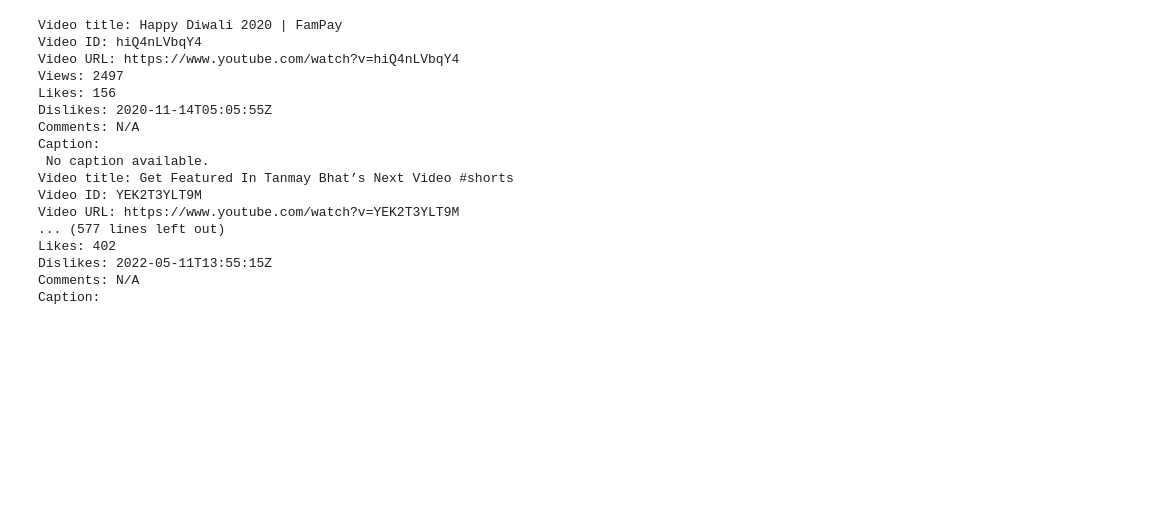
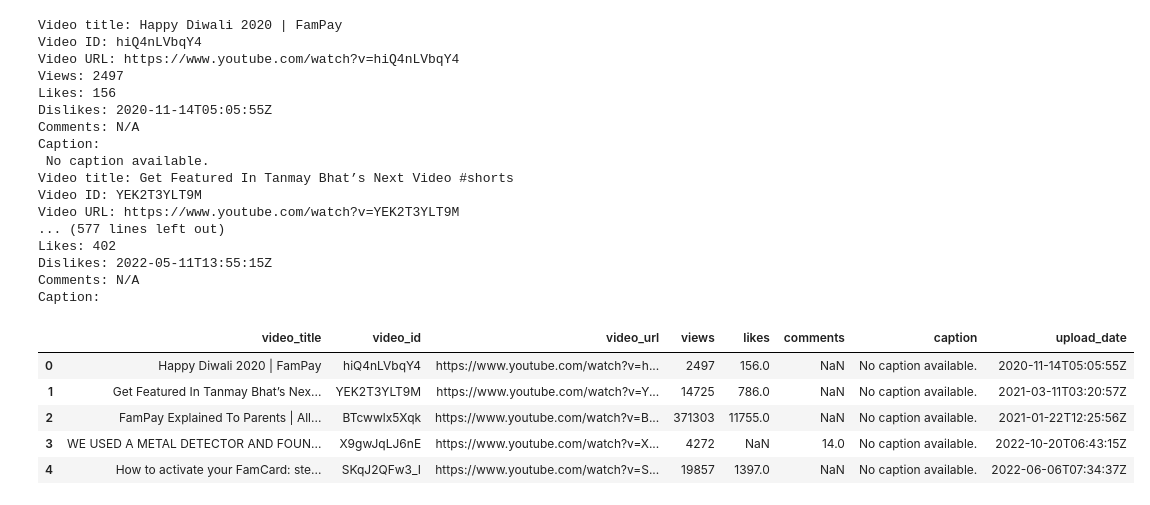
Before and after one commit to Harsh-Avinash/Fampay-In-Depth-Analysis, a Jupyter notebook: Social-Analytics/Youtube/main.ipynb, the cells around one changed output. Drawn from its saved outputs; the diff is of its cells as text; code cells hidden in the pictures; blank space fills up the shorter version.

```diff
--- a/Social-Analytics/Youtube/main.ipynb
+++ b/Social-Analytics/Youtube/main.ipynb
@@ -111,3 +118,13 @@ Likes: 402
 Dislikes: 2022-05-11T13:55:15Z
 Comments: N/A
 Caption:
+# %%
+df = pd.read_csv("video_data.csv")
+df.head(5)
+# %% [output]
+|  | video_title | video_id | video_url | views | likes | comments | caption | upload_date |
+| 0 | Happy Diwali 2020 | FamPay | hiQ4nLVbqY4 | https://www.youtube.com/watch?v=h... | 2497 | 156.0 | NaN | No caption available. | 2020-11-14T05:05:55Z |
+| 1 | Get Featured In Tanmay Bhat’s Nex... | YEK2T3YLT9M | https://www.youtube.com/watch?v=Y... | 14725 | 786.0 | NaN | No caption available. | 2021-03-11T03:20:57Z |
+| 2 | FamPay Explained To Parents | All... | BTcwwlx5Xqk | https://www.youtube.com/watch?v=B... | 371303 | 11755.0 | NaN | No caption available. | 2021-01-22T12:25:56Z |
+| 3 | WE USED A METAL DETECTOR AND FOUN... | X9gwJqLJ6nE | https://www.youtube.com/watch?v=X... | 4272 | NaN | 14.0 | No caption available. | 2022-10-20T06:43:15Z |
+| 4 | How to activate your FamCard: ste... | SKqJ2QFw3_I | https://www.youtube.com/watch?v=S... | 19857 | 1397.0 | NaN | No caption available. | 2022-06-06T07:34:37Z |
```
Also changed, not shown: parts of 6 cells of this notebook, 16 other files.
